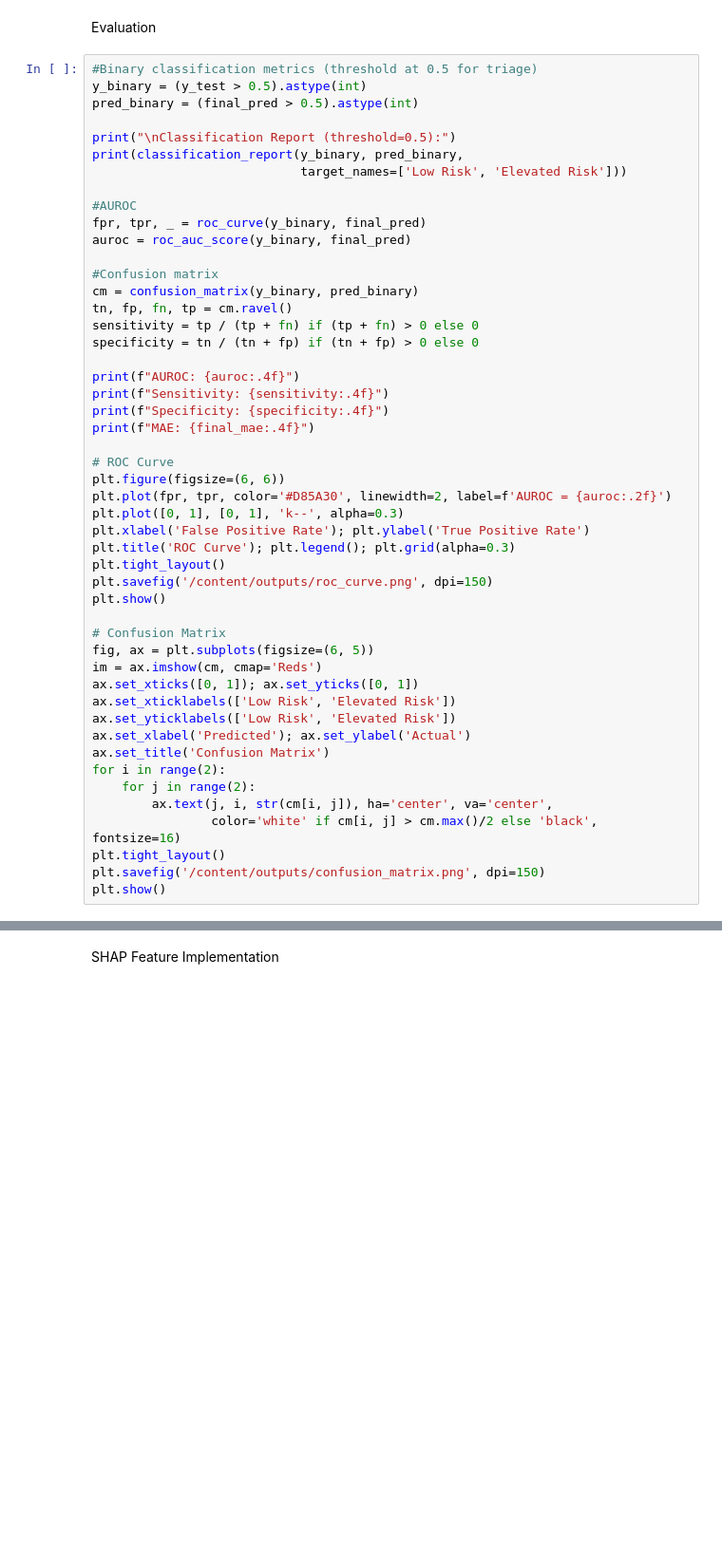
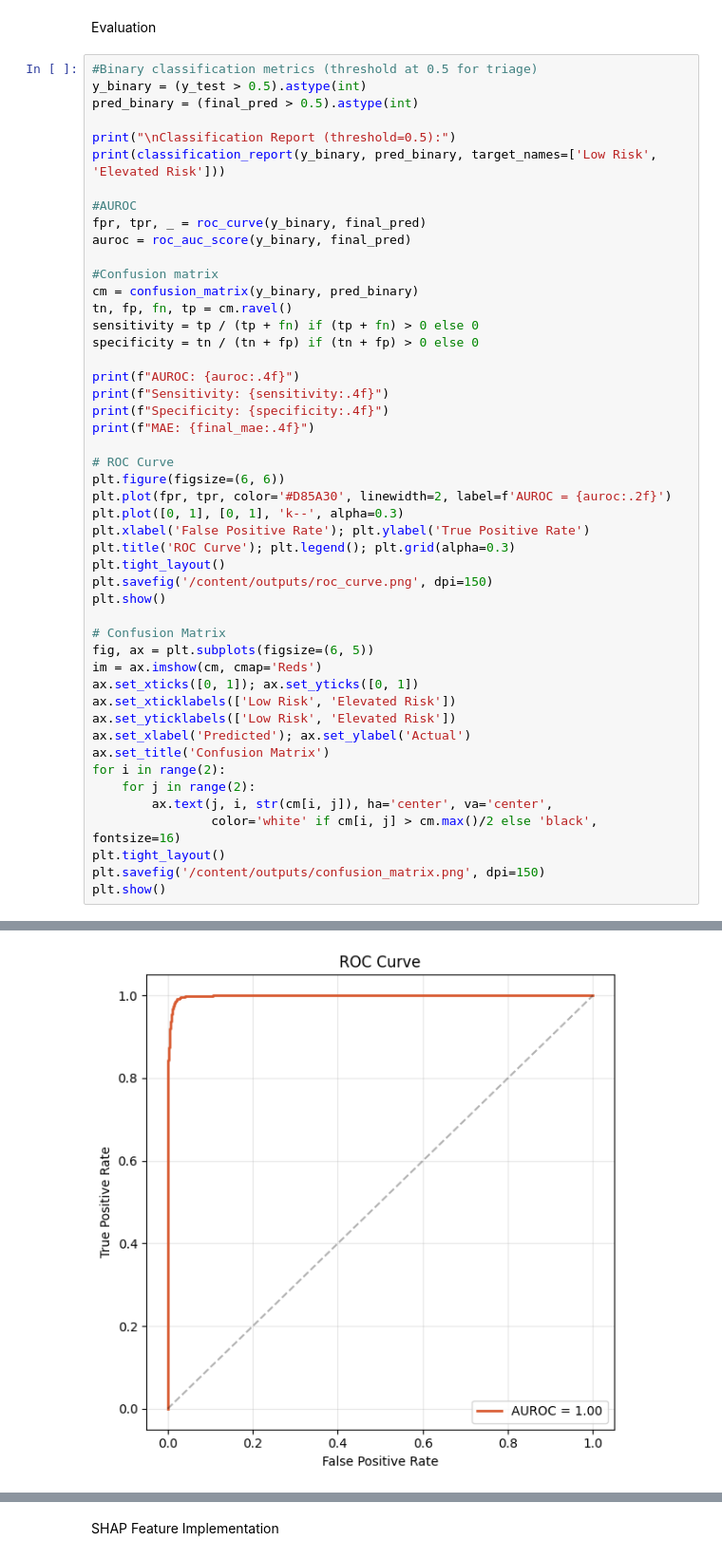
Before and after one commit to sivrox/SHIELD_AI_Models, a Jupyter notebook: LSTM Model/lstm_training_pipeline.ipynb, the cells around one changed output, grey strips where cells are left out. Shown at 95% size. Saved outputs shown, nothing was run; the diff lists cells and outputs as text; blank space fills up the shorter version.

```diff
--- a/LSTM Model/lstm_training_pipeline.ipynb
+++ b/LSTM Model/lstm_training_pipeline.ipynb
@@ -295,8 +377,7 @@ y_binary = (y_test > 0.5).astype(int)
 pred_binary = (final_pred > 0.5).astype(int)
 
 print("\nClassification Report (threshold=0.5):")
-print(classification_report(y_binary, pred_binary,
-                            target_names=['Low Risk', 'Elevated Risk']))
+print(classification_report(y_binary, pred_binary, target_names=['Low Risk', 'Elevated Risk']))
 
 #AUROC
 fpr, tpr, _ = roc_curve(y_binary, final_pred)
@@ -338,3 +419,4 @@ for i in range(2):
 plt.tight_layout()
 plt.savefig('/content/outputs/confusion_matrix.png', dpi=150)
 plt.show()
+# %% [output]
@@ -340,0 +437 @@ plt.show()
+[figure, added]
```
Also changed, not shown: parts of 10 cells of this notebook, 13 other files.
